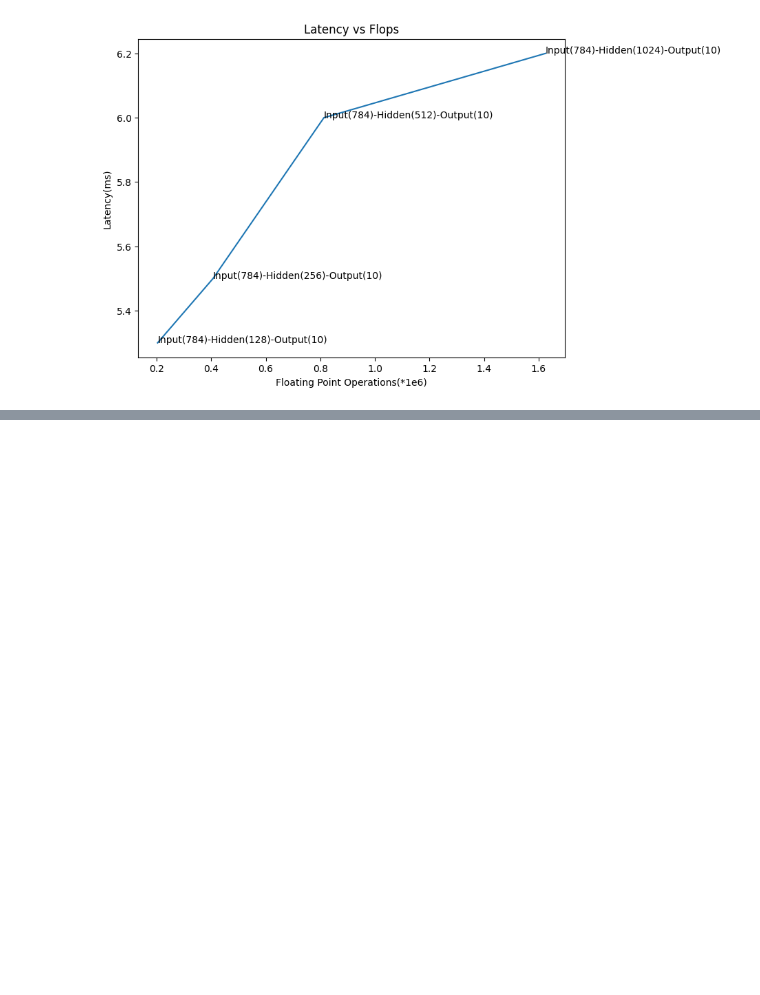
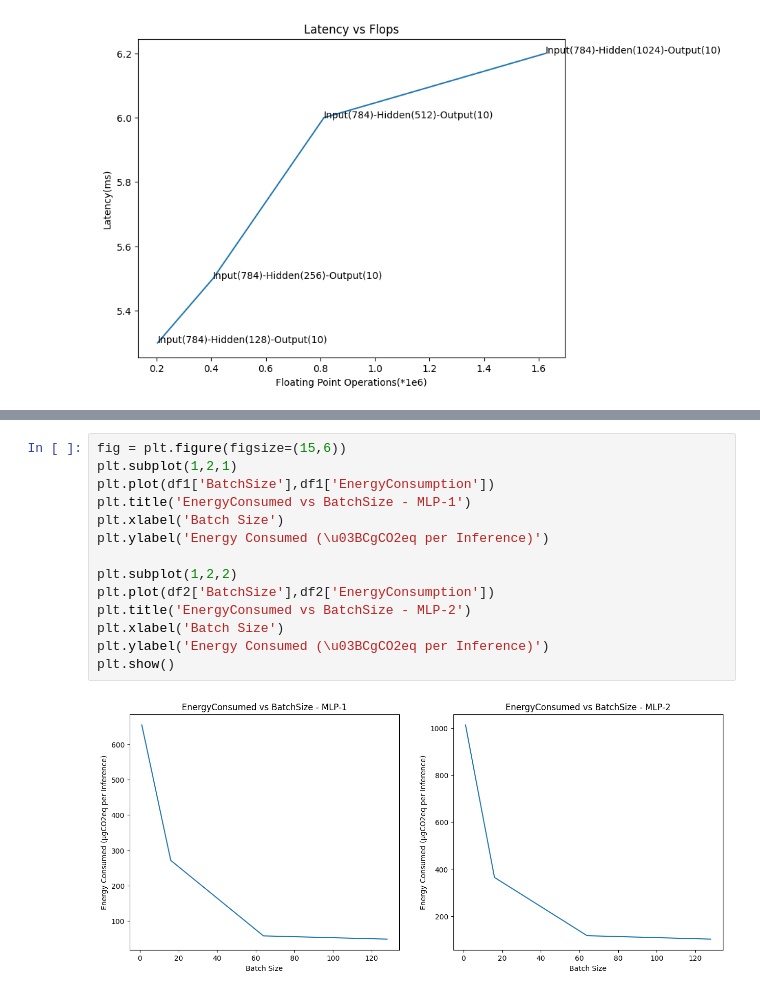
Before and after one commit to gouherdanish/mnist_classification, a Jupyter notebook: study.ipynb, the cells around one changed output, grey strips where cells are left out. Drawn from its saved outputs; the diff is of its cells as text; blank space fills up the shorter version.

```diff
--- a/study.ipynb
+++ b/study.ipynb
@@ -123,0 +190,16 @@ plt.show()
+# %%
+fig = plt.figure(figsize=(15,6))
+plt.subplot(1,2,1)
+plt.plot(df1['BatchSize'],df1['EnergyConsumption'])
+plt.title('EnergyConsumed vs BatchSize - MLP-1')
+plt.xlabel('Batch Size')
+plt.ylabel('Energy Consumed (\u03BCgCO2eq per Inference)')
+
+plt.subplot(1,2,2)
+plt.plot(df2['BatchSize'],df2['EnergyConsumption'])
+plt.title('EnergyConsumed vs BatchSize - MLP-2')
+plt.xlabel('Batch Size')
+plt.ylabel('Energy Consumed (\u03BCgCO2eq per Inference)')
+plt.show()
+# %% [output]
+[figure, added]
```
Also changed, not shown: parts of 9 cells of this notebook.
